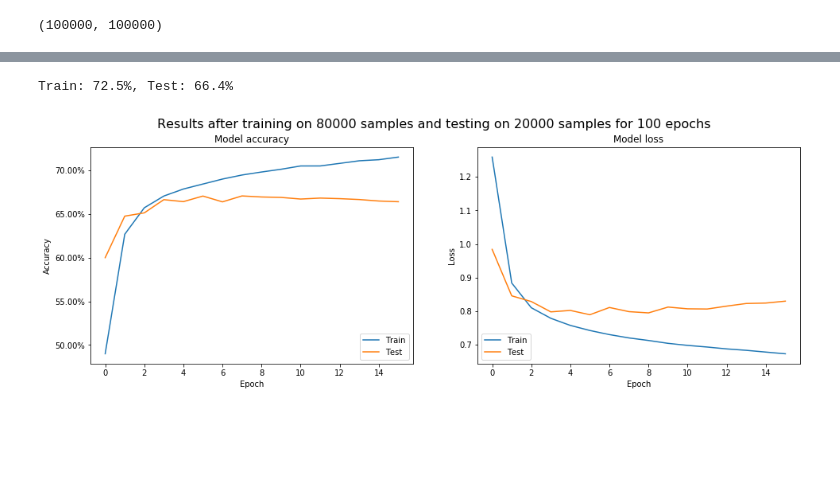
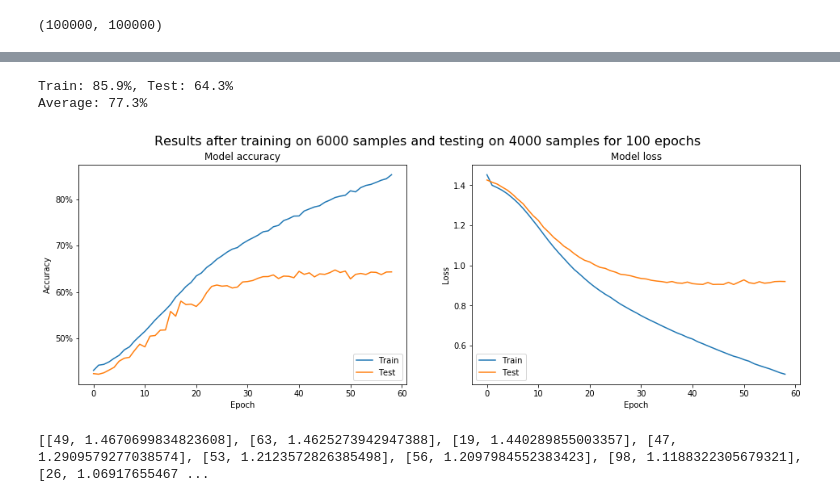
Before and after one commit to lorenzovngl/analysis-of-yelp-open-dataset, a Jupyter notebook: notebooks/reviews_classification.ipynb, the cells around one changed output, grey strips where cells are left out. Drawn from its saved outputs; the diff is of its cells as text; code cells hidden in the pictures; blank space fills up the shorter version.

```diff
--- a/notebooks/reviews_classification.ipynb
+++ b/notebooks/reviews_classification.ipynb
@@ -36,7 +36,7 @@ df.head()
 | 3 | 5JxlZaqCnk1MnbgRirs40Q | 0 | 2011-05-27 05:30:52 | 0 | i6g_oA9Yf9Y31qt0wibXpw | 1.0 | Dismal, lukewarm, defrosted-tasti... | 0 | ofKDkJKXSKZXu5xJNGiiBQ |
 | 4 | IS4cv902ykd8wj1TR0N3-A | 0 | 2017-01-14 21:56:57 | 0 | 6TdNDKywdbjoTkizeMce8A | 4.0 | Oh happy day, finally have a Cane... | 0 | UgMW8bLE0QMJDCkQ1Ax5Mg |
 # %%
-size = 100000
-train_size = int(size*0.8)
+size = 10000
+train_size = int(size*0.6)
 print(size, train_size)
 # %% [output]
@@ -135,9 +135,9 @@ print(np.shape(test_padded))
 model = tf.keras.Sequential([
     tf.keras.layers.Embedding(vocab_size, embedding_dim, input_length=max_length),
     tf.keras.layers.GlobalAveragePooling1D(),
-    tf.keras.layers.Dense(64, activation='sigmoid'),
+    #tf.keras.layers.Dense(64, activation='sigmoid'),
+    #tf.keras.layers.Dense(, activation='sigmoid'),
     #tf.keras.layers.Dense(32, activation='sigmoid'),
-    tf.keras.layers.Dense(16, activation='sigmoid'),
     tf.keras.layers.Dense(5, activation='softmax')
 ])
 
@@ -199,41 +196,55 @@ Epoch 00016: early stopping
 _, train_acc = model.evaluate(np.array(train_padded), np.array(train_labels), verbose=0)
 _, test_acc = model.evaluate(test_padded, test_labels, verbose=0)
 print('Train: %.1f%%, Test: %.1f%%' % (train_acc*100, test_acc*100))
+train_ratio = float(train_size)/size
+print('Average: %.1f%%' % float((train_acc*train_ratio + test_acc*(1-train_ratio))*100))
 # %% [output]
-Train: 72.5%, Test: 66.4%
+Train: 85.9%, Test: 64.3%
+Average: 77.3%
 # %%
 # print results
 
 import matplotlib.pyplot as plt
 from matplotlib.ticker import FuncFormatter
 
 
 for i in range(len(history)):
 
     fig, axes = plt.subplots(1, 2, figsize=(16,5))
     fig.suptitle('Results after training on %i samples and testing on %i samples for %i epochs'
                  % (train_size, size-train_size, epochs), fontsize=16)
 
     # summarize history for accuracy
     axes[0].plot(history[i].history['accuracy'])
     axes[0].plot(history[i].history['val_accuracy'])
     axes[0].set_title('Model accuracy')
     axes[0].set_ylabel('Accuracy')
-    axes[0].yaxis.set_major_formatter(FuncFormatter(lambda y, _: '{:.2%}'.format(y)))
+    axes[0].yaxis.set_major_formatter(FuncFormatter(lambda y, _: '{:.0%}'.format(y)))
     axes[0].set_xlabel('Epoch')
     axes[0].legend(['Train', 'Test'], loc='lower right')
 
     # summarize history for loss
     axes[1].plot(history[i].history['loss'])
     axes[1].plot(history[i].history['val_loss'])
     axes[1].set_title('Model loss')
     axes[1].set_ylabel('Loss')
     axes[1].set_xlabel('Epoch')
     axes[1].legend(['Train', 'Test'], loc='lower left')
 
     plt.show()
 # %% [output]
-[figure, old version]
+[figure, new version]
+# %%
+losses = []
+
+for i in range(100):
+    loss, _ = model.evaluate(np.array([train_padded[i]]), np.array([train_labels[i]]), verbose=0)
+    losses.append([i, loss])
+
+losses = sorted(losses, key=lambda el: -el[1])
+print(losses[:10])
+# %% [output]
+[[49, 1.4670699834823608], [63, 1.4625273942947388], [19, 1.440289855003357], [47, 1.2909579277038574], [53, 1.2123572826385498], [56, 1.2097984552383423], [98, 1.1188322305679321], [26, 1.06917655467 ...
 # %%
 # make prediction
 
```
Also changed, not shown: parts of 10 cells of this notebook.
